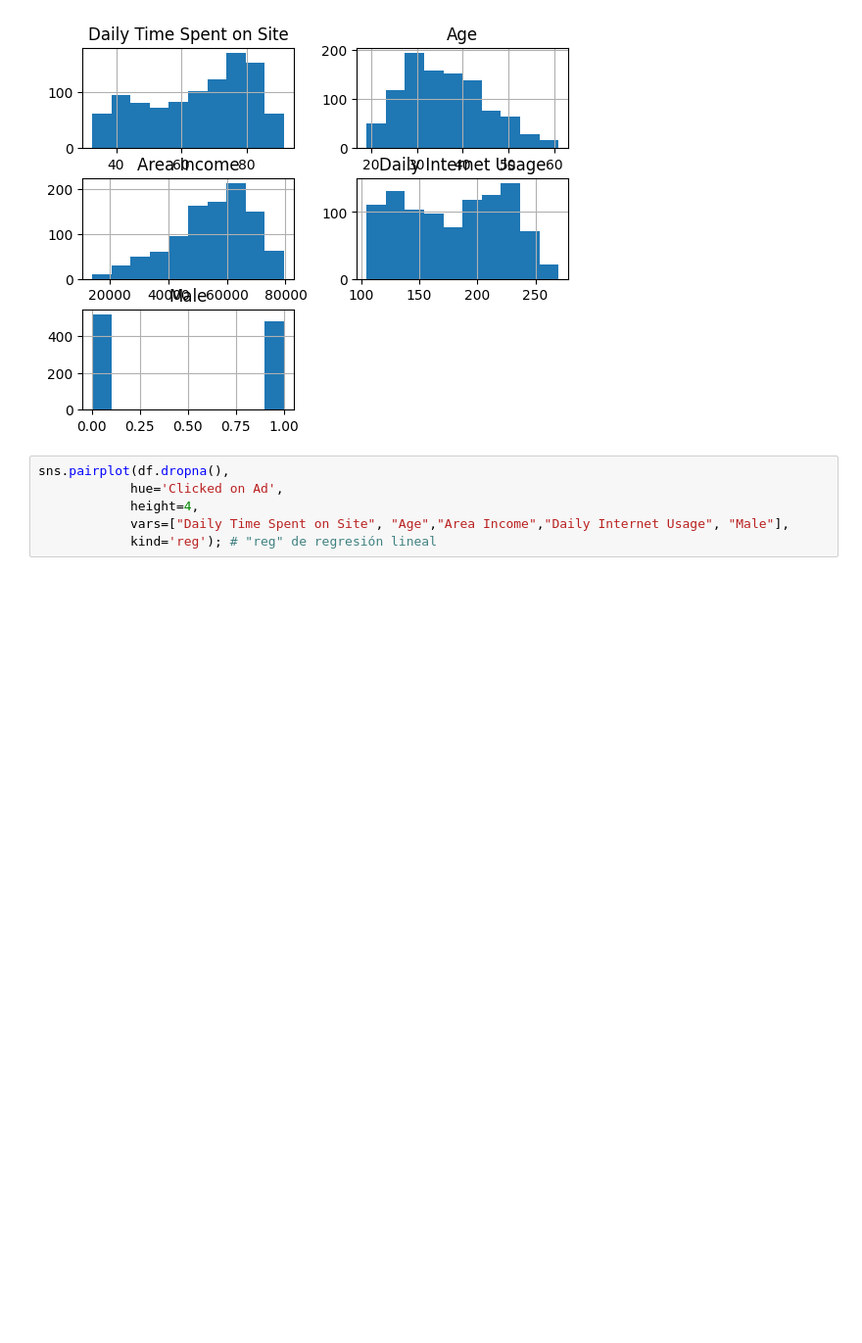
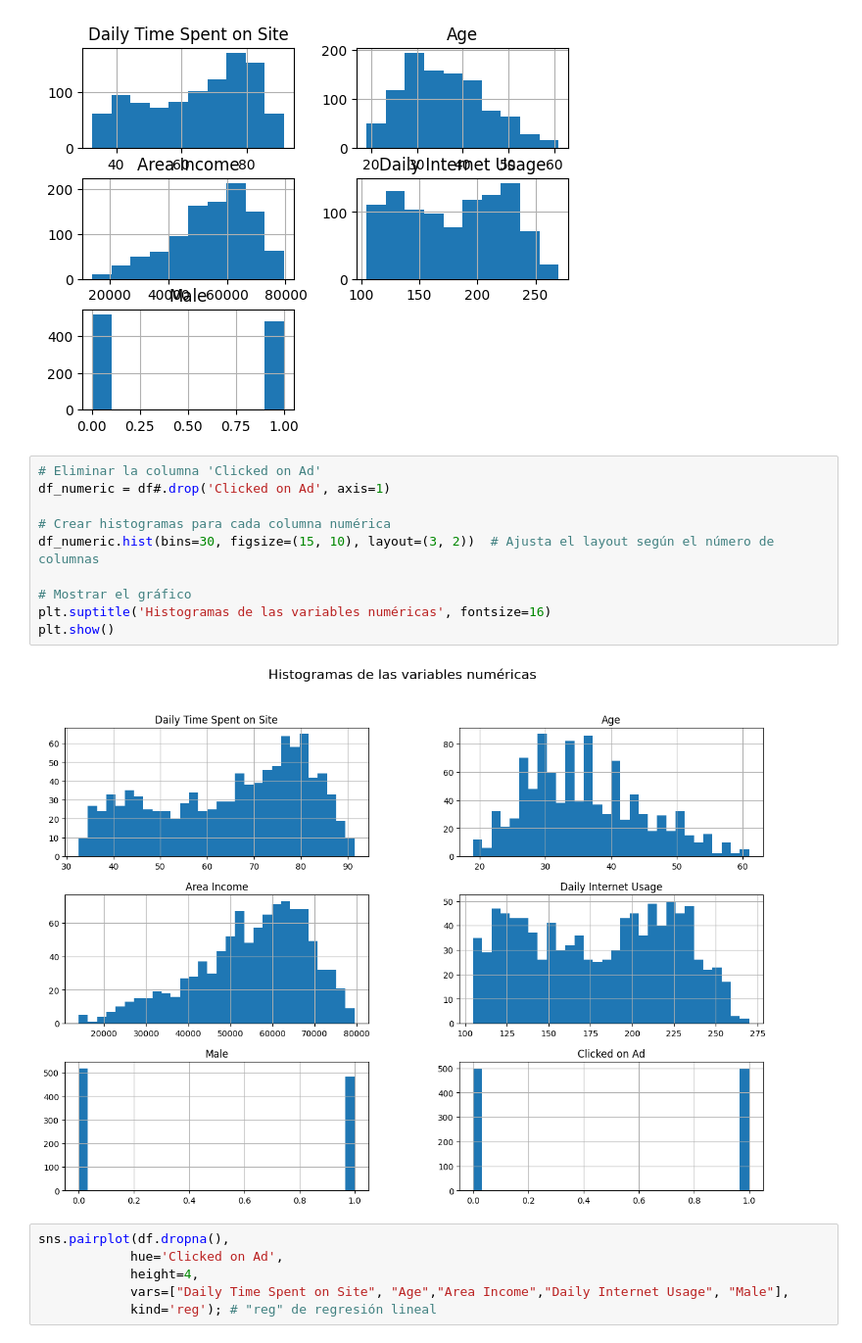
Before and after one commit to MikelTelo/2409_dsft_thebridge_core, a Jupyter notebook: 3-Machine_Learning/1-Supervisado/2-Classification/4-Logistic_Regression/ejercicios/Logistic-regression predict-ad-click_MTA.ipynb, the cells around one changed output. Shown at 98% size. Drawn from its saved outputs; the diff is of its cells as text; blank space fills up the shorter version.

```diff
--- a/3-Machine_Learning/1-Supervisado/2-Classification/4-Logistic_Regression/ejercicios/Logistic-regression predict-ad-click_MTA.ipynb
+++ b/3-Machine_Learning/1-Supervisado/2-Classification/4-Logistic_Regression/ejercicios/Logistic-regression predict-ad-click_MTA.ipynb
@@ -98,6 +98,18 @@ df.drop('Clicked on Ad', axis=1).hist()
 plt.show()
 # %% [output]
 [figure]
+# %%
+# Eliminar la columna 'Clicked on Ad'
+df_numeric = df#.drop('Clicked on Ad', axis=1)
+
+# Crear histogramas para cada columna numérica
+df_numeric.hist(bins=30, figsize=(15, 10), layout=(3, 2))  # Ajusta el layout según el número de columnas
+
+# Mostrar el gráfico
+plt.suptitle('Histogramas de las variables numéricas', fontsize=16)
+plt.show()
+# %% [output]
+[figure, added]
 # %%
 sns.pairplot(df.dropna(),
             hue='Clicked on Ad',
```
